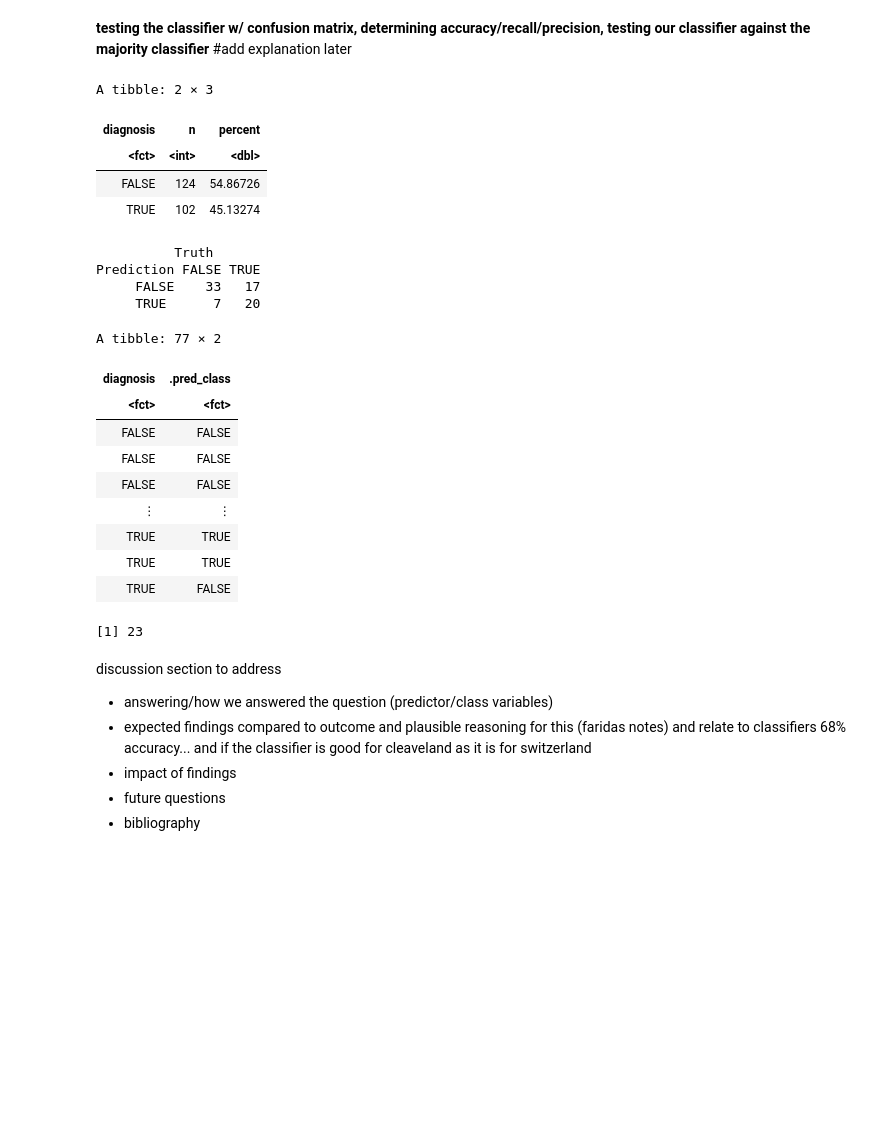
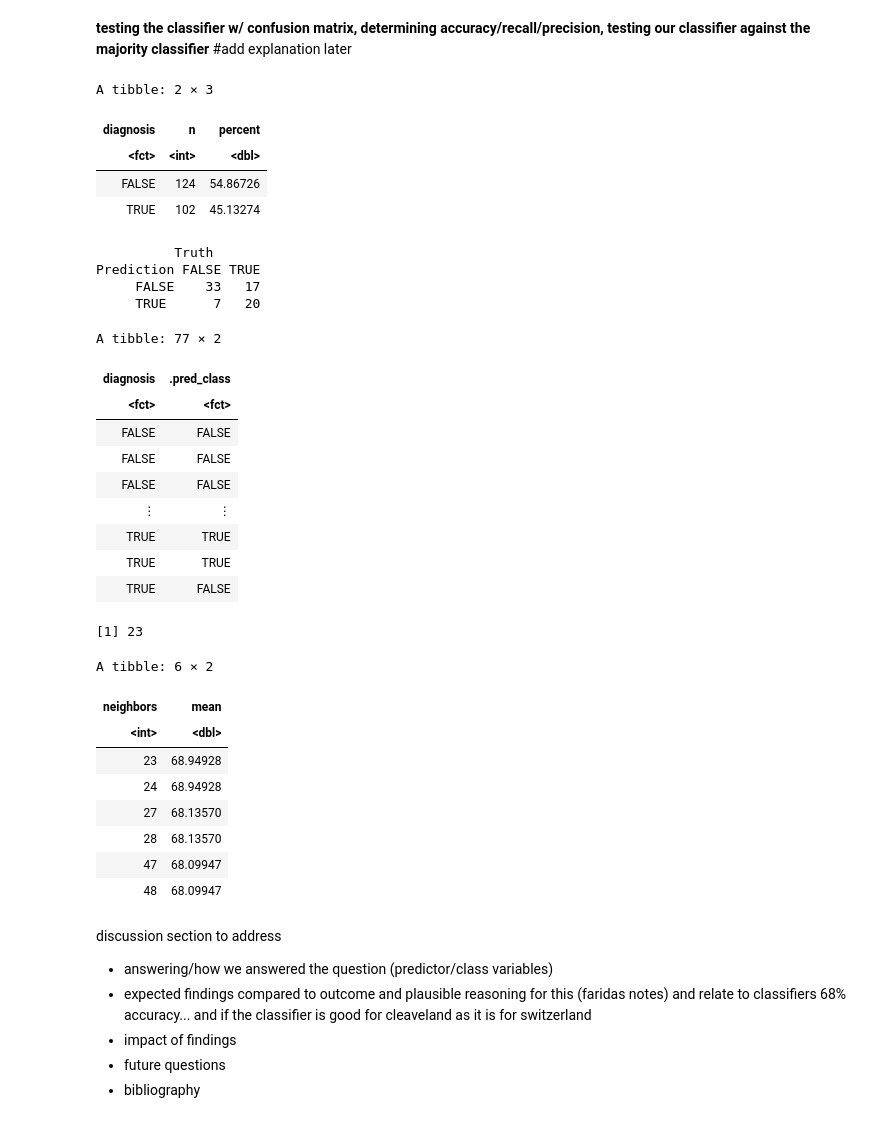
Before and after one commit to cchan70/dsci-100-project-17, a Jupyter notebook: Proposal.ipynb, the cells around one changed output. Saved outputs shown, nothing was run; the diff lists cells and outputs as text; code cells hidden in the pictures; blank space fills up the shorter version.

Commit message:
added k neighbors table

```diff
--- a/Proposal.ipynb
+++ b/Proposal.ipynb
@@ -334,33 +340,54 @@ heart_major <- heart_training |>
 
 heart_major
 
 # heart_acc <- sum(diag(conf_table))/ sum(conf_table)
 # heart_acc
 heart_conf_mat
 heart_predictions
 # MAKE SURE TO CALCULATE THE ACCURACY, RECALL, PRECISION
 best_k
+
+heart_best_k <- workflow() |>
+        add_recipe(heart_recipe) |>
+        add_model(spec) |>
+        tune_grid(resamples = heart_vfold, grid = gridvals) |>
+        collect_metrics() |>
+        filter(.metric == "accuracy") |>
+        select(neighbors, mean) |>
+        mutate(mean = 100*mean)|>
+        arrange(desc(mean))
+
+head(heart_best_k)
 # %% [output]
 A tibble: 2 × 3
 | diagnosis | n | percent |
 | <fct> | <int> | <dbl> |
 | FALSE | 124 | 54.86726 |
 | TRUE | 102 | 45.13274 |
           Truth
 Prediction FALSE TRUE
      FALSE    33   17
      TRUE      7   20
 A tibble: 77 × 2
 | diagnosis | .pred_class |
 | <fct> | <fct> |
 | FALSE | FALSE |
 | FALSE | FALSE |
 | FALSE | FALSE |
 | ⋮ | ⋮ |
 | TRUE | TRUE |
 | TRUE | TRUE |
 | TRUE | FALSE |
 [1] 23
+A tibble: 6 × 2
+| neighbors | mean |
+| <int> | <dbl> |
+| 23 | 68.94928 |
+| 24 | 68.94928 |
+| 27 | 68.13570 |
+| 28 | 68.13570 |
+| 47 | 68.09947 |
+| 48 | 68.09947 |
 # %%
 #checking consistency of our classifier using an additional data set from the data base
 #switzerland
```
Also changed, not shown: parts of 1 cell of this notebook.
